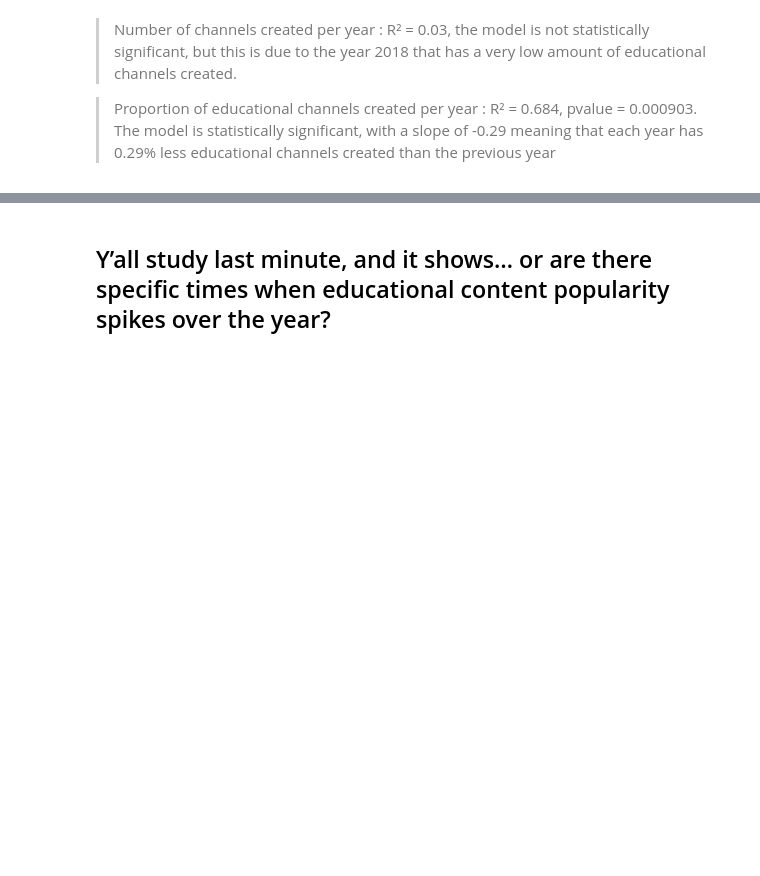
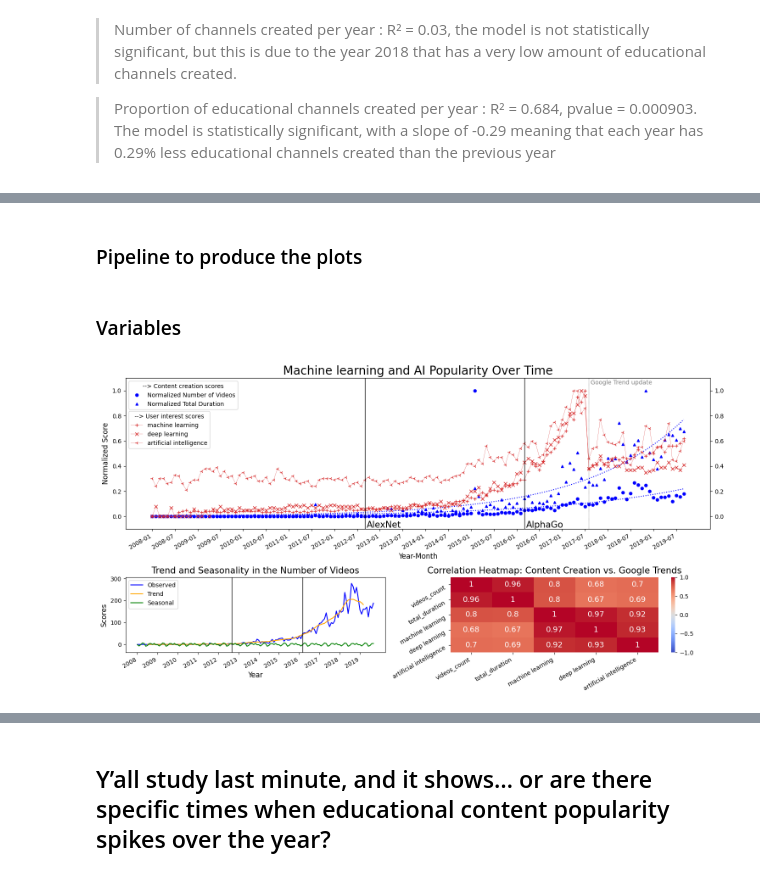
Before and after one commit to epfl-ada/ada-2024-project-sickada, a Jupyter notebook: results.ipynb, the cells around one changed output, grey strips where cells are left out. Cells and saved outputs as stored; diff of their text form; code cells hidden in the pictures; blank space fills up the shorter version.

Commit message:
results yann florian

```diff
--- a/results.ipynb
+++ b/results.ipynb
@@ -626,0 +729,2 @@ strong multicollinearity or other numerical problems.
+# %% [markdown]
+### Pipeline to produce the plots
@@ -626,0 +838,31 @@ strong multicollinearity or other numerical problems.
+# %% [markdown]
+### Variables
+# %%
+key_words = {'ML': ['machine learning', 'deep learning', 'artificial intelligence'],
+             'crypto': ['crypto', 'cryptocurrency', 'bitcoin', 'ethereum', 'binance'],
+             'ebola': ['ebola'],
+             'osama': ['bin laden', 'jihadi', 'al-qaeda'],
+             'feminism': ['feminism', 'metoo', '#metoo', 'me too', 'gender equality', ' misoginy', 'toxic masculanity']}
+
+configs = {'ML': {'key': 'ML',
+                  'topic': 'Machine learning and AI',
+                  'exp_fit': True,
+                  'events': [('2012-09', 'AlexNet', 'left'), ('2016-03', 'AlphaGo', 'left')]},
+           'crypto': {'key': 'crypto',
+                      'topic': 'Cryptocurrency',
+                      'exp_fit': False,
+                      'events': [('2014-02', 'Mt. Gox Hack', 'left'), ('2017-01', 'Crypto Bubble', 'left')]},
+           'ebola': {'key': 'ebola',
+                     'topic': 'Ebola Disease',
+                     'exp_fit': False,
+                     'events': [('2013-12', 'Outbreak', 'right'), ('2014-08', 'Public Health Emergency', 'left')]},
+           'osama': {'key': 'osama',
+                     'topic': 'Bin Laden and Al-Qaeda',
+                     'exp_fit': False,
+                     'events': [('2011-05', 'Bin Laden Death', 'right'), ('2013-04', 'ISIS', 'left'), ('2015-01', 'Charlie Hebdo', 'left')]},
+           'feminism': {'key': 'feminism',
+                        'topic': 'Gender Equality and Feminism',
+                        'exp_fit': True,
+                        'events': [('2014-08', 'GamerGate', 'left'), ('2017-10', 'Weinstein', 'left')]}}
+
+folder = r"C:\Users\Flori\Docs\Python\M2_S3_ADA\Project - data"
@@ -626,0 +873,6 @@ strong multicollinearity or other numerical problems.
+# %%
+key = 'ML' # possible keys are: ML, crypto, ebola, osama, feminism
+output_file = os.path.join(folder, f'youtube_wrapped_{key}.csv')
+trend_analysis(folder_path=folder, key_words=key_words, config=configs[key])
+# %% [output]
+[figure, added]
```
Also changed, not shown: parts of 15 cells of this notebook, 19 other files.
